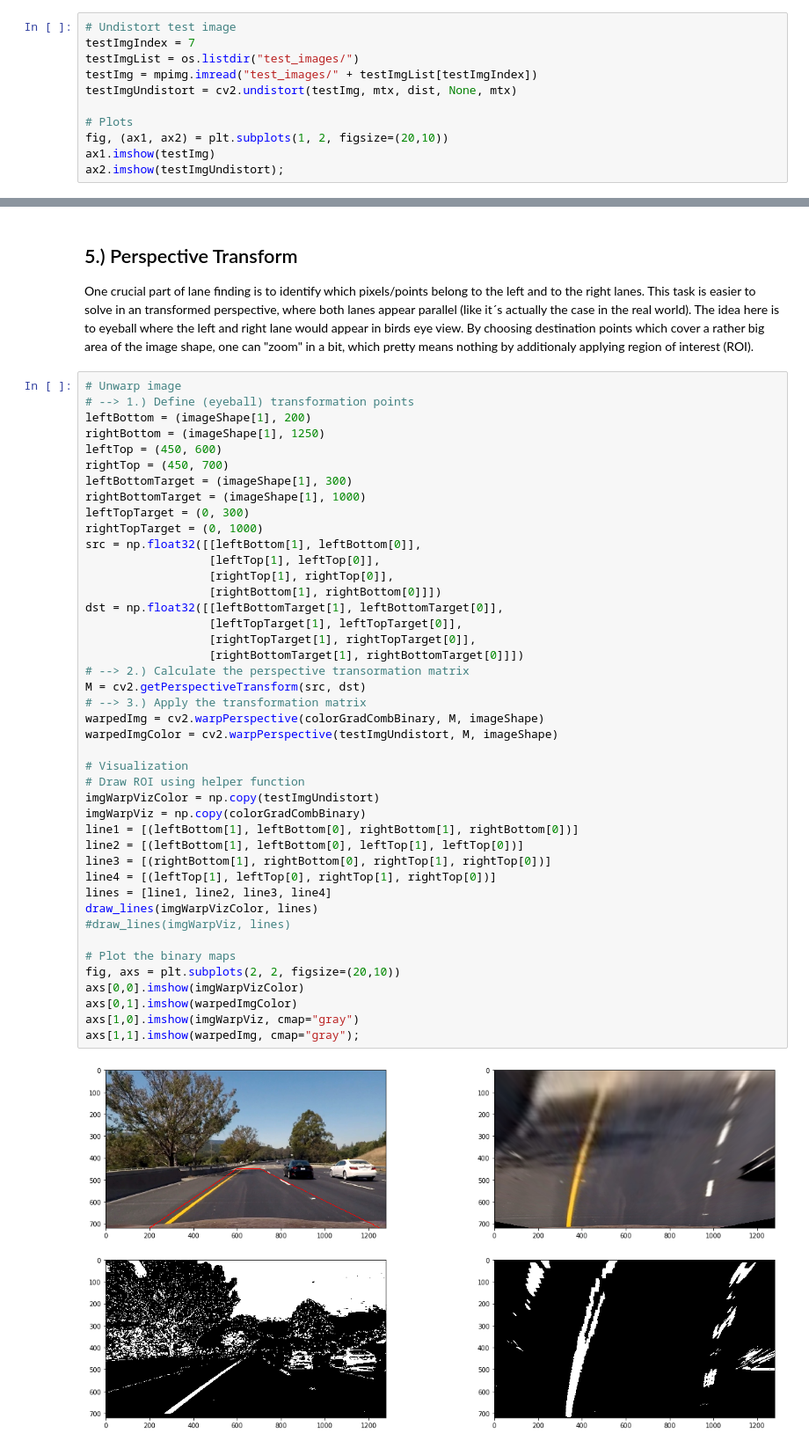
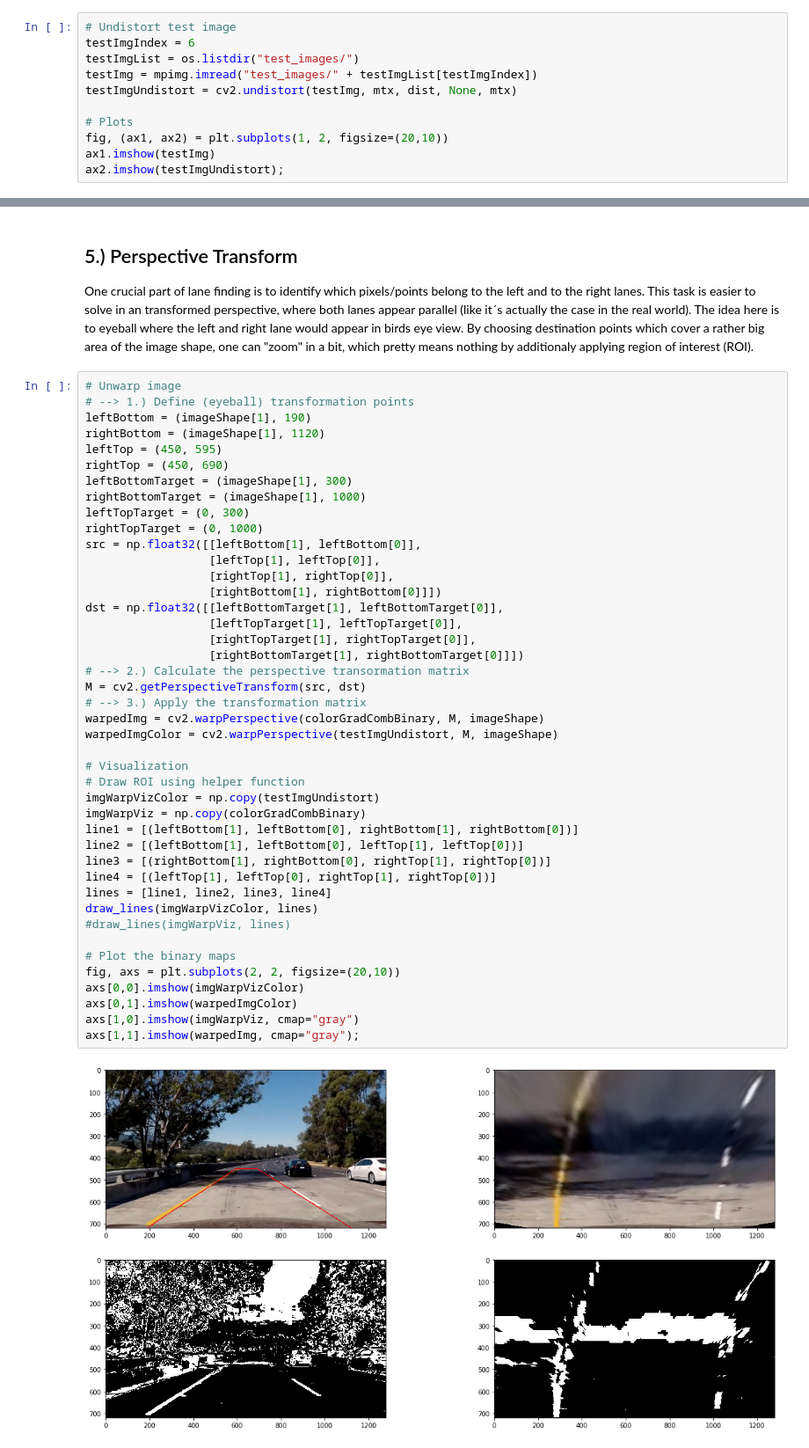
Before and after one commit to dschmoeller/02AdvancedLaneFinding, a Jupyter notebook: CarND-Advanced-Lane-Lines/P2.ipynb, the cells around one changed output, grey strips where cells are left out. Shown at 88% size. Drawn from its saved outputs; the diff is of its cells as text.

```diff
--- a/CarND-Advanced-Lane-Lines/P2.ipynb
+++ b/CarND-Advanced-Lane-Lines/P2.ipynb
@@ -228,7 +297,7 @@ ret, mtx, dist, rvecs, tvecs = cv2.calibrateCamera(objPoints, imgPoints, imageSh
 Due to the fact that cameras adding some distortion, one has to componsate for these in order to use the actual (i.e. undistorted) image information within the pipeline. That´s why the first step in the lane line finding pipeline is to apply an undistortion filter utilizing the camera model (i.e. camera matrix) and the distortion coefficients. Both the camera model and the distortion coefficients has been acquired in the (offline) calibration step.
 # %%
 # Undistort test image
-testImgIndex = 7
+testImgIndex = 6
 testImgList = os.listdir("test_images/")
 testImg = mpimg.imread("test_images/" + testImgList[testImgIndex])
 testImgUndistort = cv2.undistort(testImg, mtx, dist, None, mtx)
@@ -306,10 +375,10 @@ One crucial part of lane finding is to identify which pixels/points belong to th
 # %%
 # Unwarp image
 # --> 1.) Define (eyeball) transformation points
-leftBottom = (imageShape[1], 200)
-rightBottom = (imageShape[1], 1250)
-leftTop = (450, 600)
-rightTop = (450, 700)
+leftBottom = (imageShape[1], 190)
+rightBottom = (imageShape[1], 1120)
+leftTop = (450, 595)
+rightTop = (450, 690)
 leftBottomTarget = (imageShape[1], 300)
 rightBottomTarget = (imageShape[1], 1000)
 leftTopTarget = (0, 300)
@@ -320,31 +389,31 @@ src = np.float32([[leftBottom[1], leftBottom[0]],
                   [rightBottom[1], rightBottom[0]]])
 dst = np.float32([[leftBottomTarget[1], leftBottomTarget[0]],
                   [leftTopTarget[1], leftTopTarget[0]],
                   [rightTopTarget[1], rightTopTarget[0]],
                   [rightBottomTarget[1], rightBottomTarget[0]]])
 # --> 2.) Calculate the perspective transormation matrix
 M = cv2.getPerspectiveTransform(src, dst)
 # --> 3.) Apply the transformation matrix
 warpedImg = cv2.warpPerspective(colorGradCombBinary, M, imageShape)
 warpedImgColor = cv2.warpPerspective(testImgUndistort, M, imageShape)
 
 # Visualization
 # Draw ROI using helper function
 imgWarpVizColor = np.copy(testImgUndistort)
 imgWarpViz = np.copy(colorGradCombBinary)
 line1 = [(leftBottom[1], leftBottom[0], rightBottom[1], rightBottom[0])]
 line2 = [(leftBottom[1], leftBottom[0], leftTop[1], leftTop[0])]
 line3 = [(rightBottom[1], rightBottom[0], rightTop[1], rightTop[0])]
 line4 = [(leftTop[1], leftTop[0], rightTop[1], rightTop[0])]
 lines = [line1, line2, line3, line4]
 draw_lines(imgWarpVizColor, lines)
 #draw_lines(imgWarpViz, lines)
 
 # Plot the binary maps
 fig, axs = plt.subplots(2, 2, figsize=(20,10))
 axs[0,0].imshow(imgWarpVizColor)
 axs[0,1].imshow(warpedImgColor)
 axs[1,0].imshow(imgWarpViz, cmap="gray")
 axs[1,1].imshow(warpedImg, cmap="gray");
 # %% [output]
-[figure, old version]
+[figure, new version]
```
Also changed, not shown: parts of 15 cells of this notebook.
